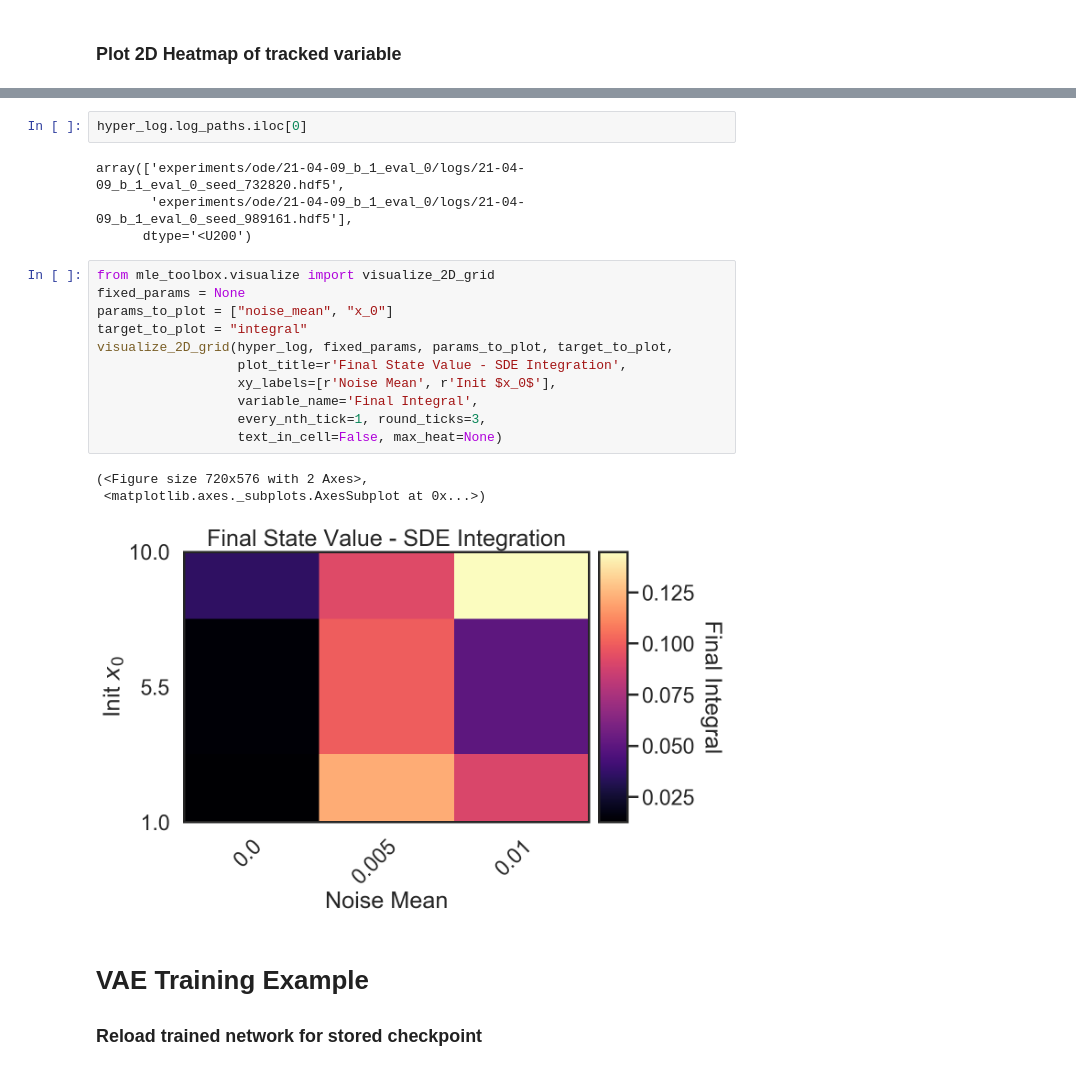
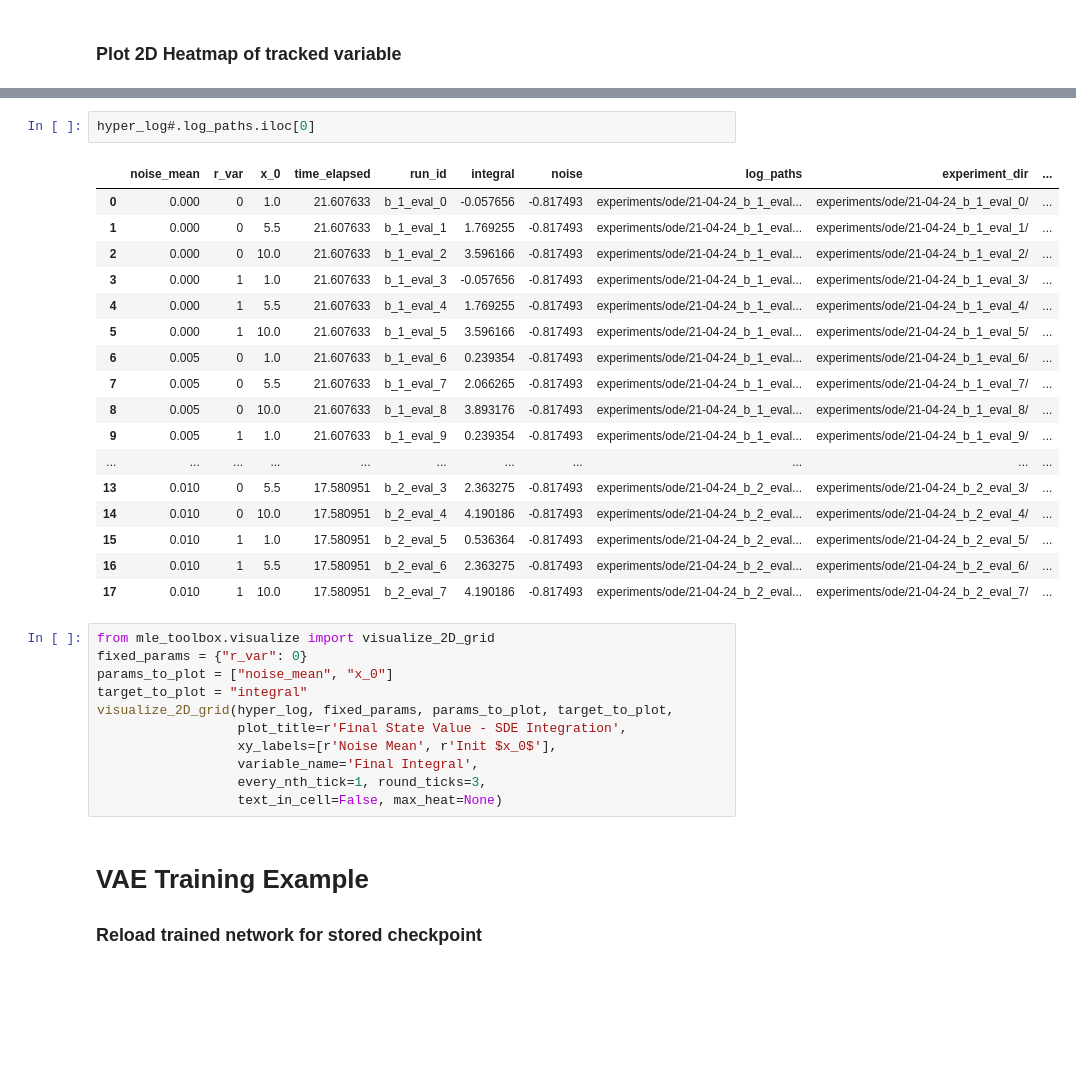
Before and after one commit to mle-infrastructure/mle-toolbox, a Jupyter notebook: notebooks/evaluate_results.ipynb, the cells around one changed output, grey strips where cells are left out. Cells and saved outputs as stored; diff of their text form; blank space fills up the shorter version.

Commit message:
Fix `fixed_params` in 2D plots

```diff
--- a/notebooks/evaluate_results.ipynb
+++ b/notebooks/evaluate_results.ipynb
@@ -82,12 +102,26 @@ Index(['noise_mean', 'x_0', 'time_elapsed', 'run_id', 'integral', 'noise',
 # %%
-hyper_log.log_paths.iloc[0]
+hyper_log#.log_paths.iloc[0]
 # %% [output]
-array(['experiments/ode/21-04-09_b_1_eval_0/logs/21-04-09_b_1_eval_0_seed_732820.hdf5',
-       'experiments/ode/21-04-09_b_1_eval_0/logs/21-04-09_b_1_eval_0_seed_989161.hdf5'],
-      dtype='<U200')
+|  | noise_mean | r_var | x_0 | time_elapsed | run_id | integral | noise | log_paths | experiment_dir | ... |
+| 0 | 0.000 | 0 | 1.0 | 21.607633 | b_1_eval_0 | -0.057656 | -0.817493 | experiments/ode/21-04-24_b_1_eval... | experiments/ode/21-04-24_b_1_eval_0/ | ... |
+| 1 | 0.000 | 0 | 5.5 | 21.607633 | b_1_eval_1 | 1.769255 | -0.817493 | experiments/ode/21-04-24_b_1_eval... | experiments/ode/21-04-24_b_1_eval_1/ | ... |
+| 2 | 0.000 | 0 | 10.0 | 21.607633 | b_1_eval_2 | 3.596166 | -0.817493 | experiments/ode/21-04-24_b_1_eval... | experiments/ode/21-04-24_b_1_eval_2/ | ... |
+| 3 | 0.000 | 1 | 1.0 | 21.607633 | b_1_eval_3 | -0.057656 | -0.817493 | experiments/ode/21-04-24_b_1_eval... | experiments/ode/21-04-24_b_1_eval_3/ | ... |
+| 4 | 0.000 | 1 | 5.5 | 21.607633 | b_1_eval_4 | 1.769255 | -0.817493 | experiments/ode/21-04-24_b_1_eval... | experiments/ode/21-04-24_b_1_eval_4/ | ... |
+| 5 | 0.000 | 1 | 10.0 | 21.607633 | b_1_eval_5 | 3.596166 | -0.817493 | experiments/ode/21-04-24_b_1_eval... | experiments/ode/21-04-24_b_1_eval_5/ | ... |
+| 6 | 0.005 | 0 | 1.0 | 21.607633 | b_1_eval_6 | 0.239354 | -0.817493 | experiments/ode/21-04-24_b_1_eval... | experiments/ode/21-04-24_b_1_eval_6/ | ... |
+| 7 | 0.005 | 0 | 5.5 | 21.607633 | b_1_eval_7 | 2.066265 | -0.817493 | experiments/ode/21-04-24_b_1_eval... | experiments/ode/21-04-24_b_1_eval_7/ | ... |
+| 8 | 0.005 | 0 | 10.0 | 21.607633 | b_1_eval_8 | 3.893176 | -0.817493 | experiments/ode/21-04-24_b_1_eval... | experiments/ode/21-04-24_b_1_eval_8/ | ... |
+| 9 | 0.005 | 1 | 1.0 | 21.607633 | b_1_eval_9 | 0.239354 | -0.817493 | experiments/ode/21-04-24_b_1_eval... | experiments/ode/21-04-24_b_1_eval_9/ | ... |
+| ... | ... | ... | ... | ... | ... | ... | ... | ... | ... | ... |
+| 13 | 0.010 | 0 | 5.5 | 17.580951 | b_2_eval_3 | 2.363275 | -0.817493 | experiments/ode/21-04-24_b_2_eval... | experiments/ode/21-04-24_b_2_eval_3/ | ... |
+| 14 | 0.010 | 0 | 10.0 | 17.580951 | b_2_eval_4 | 4.190186 | -0.817493 | experiments/ode/21-04-24_b_2_eval... | experiments/ode/21-04-24_b_2_eval_4/ | ... |
+| 15 | 0.010 | 1 | 1.0 | 17.580951 | b_2_eval_5 | 0.536364 | -0.817493 | experiments/ode/21-04-24_b_2_eval... | experiments/ode/21-04-24_b_2_eval_5/ | ... |
+| 16 | 0.010 | 1 | 5.5 | 17.580951 | b_2_eval_6 | 2.363275 | -0.817493 | experiments/ode/21-04-24_b_2_eval... | experiments/ode/21-04-24_b_2_eval_6/ | ... |
+| 17 | 0.010 | 1 | 10.0 | 17.580951 | b_2_eval_7 | 4.190186 | -0.817493 | experiments/ode/21-04-24_b_2_eval... | experiments/ode/21-04-24_b_2_eval_7/ | ... |
 # %%
 from mle_toolbox.visualize import visualize_2D_grid
-fixed_params = None
+fixed_params = {"r_var": 0}
 params_to_plot = ["noise_mean", "x_0"]
 target_to_plot = "integral"
 visualize_2D_grid(hyper_log, fixed_params, params_to_plot, target_to_plot,
@@ -96,10 +130,6 @@ visualize_2D_grid(hyper_log, fixed_params, params_to_plot, target_to_plot,
                   variable_name='Final Integral',
                   every_nth_tick=1, round_ticks=3,
                   text_in_cell=False, max_heat=None)
-# %% [output]
-(<Figure size 720x576 with 2 Axes>,
- <matplotlib.axes._subplots.AxesSubplot at 0x...>)
-[figure, removed]
 # %% [markdown]
 # VAE Training Example
 ### Reload trained network for stored checkpoint
```
Also changed, not shown: parts of 9 cells of this notebook, 11 other files.
